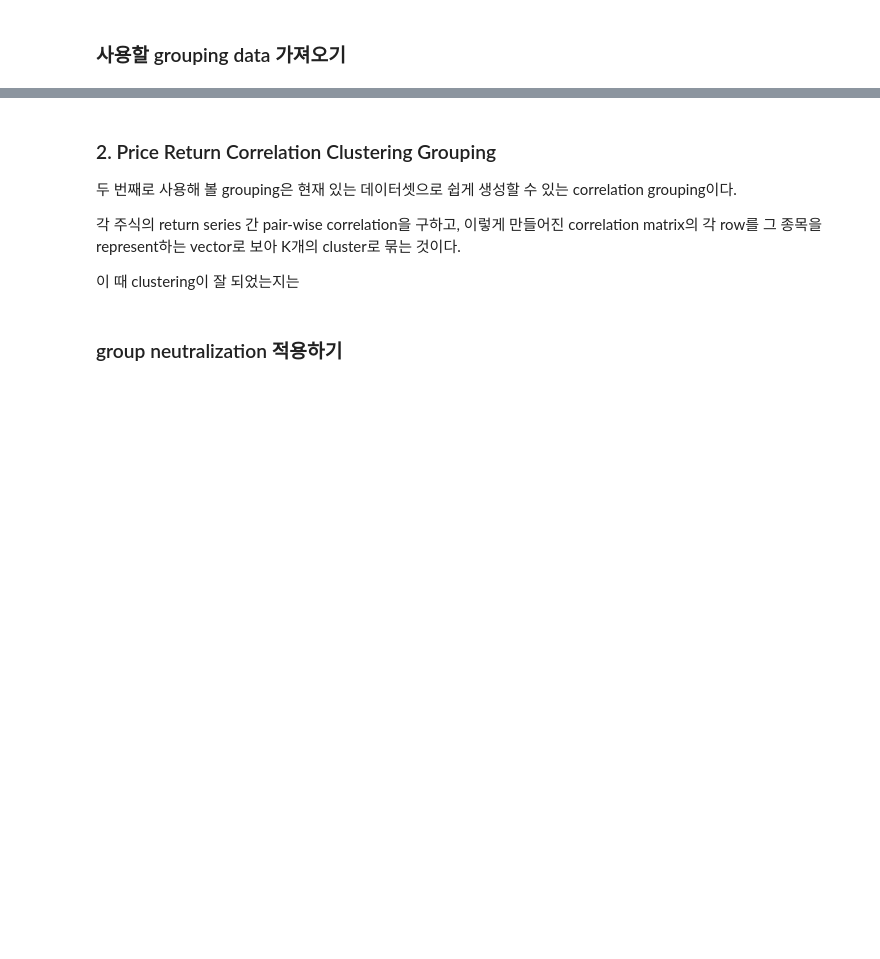
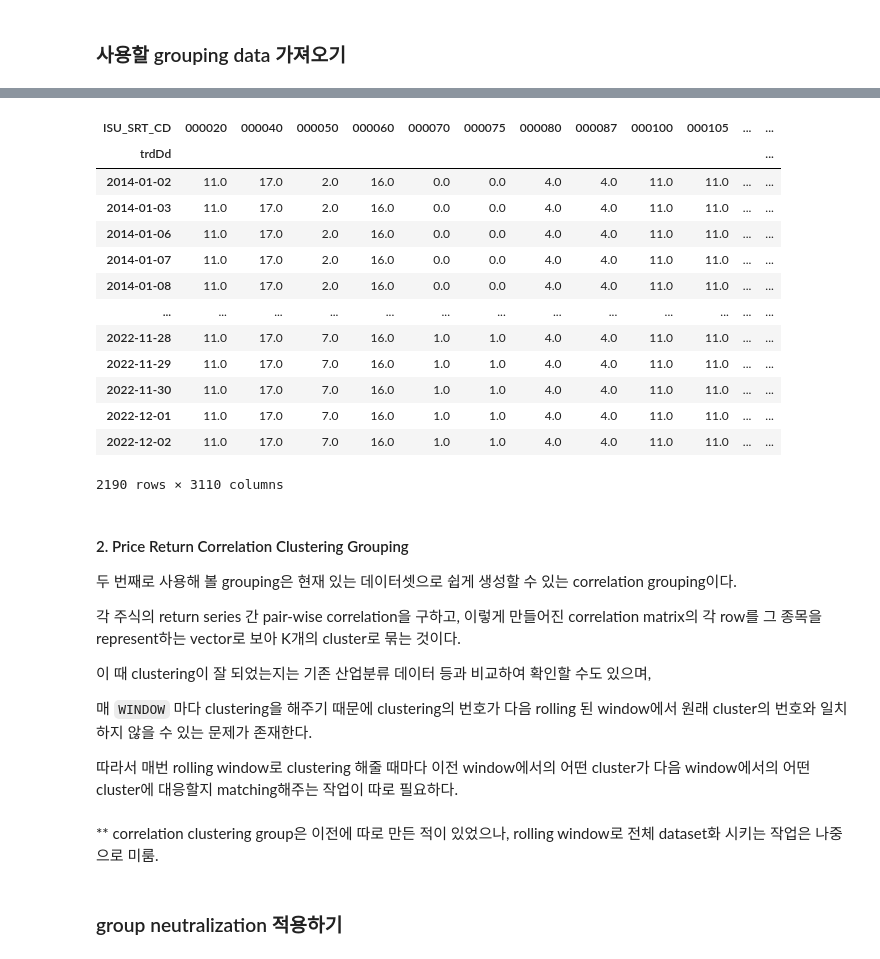
Before and after one commit to jaepil-choi/korquanttools, a Jupyter notebook: notebooks/factor_research.ipynb, the cells around one changed output, grey strips where cells are left out. Cells and saved outputs as stored; diff of their text form; code cells hidden in the pictures; blank space fills up the shorter version.

Commit message:
[FEAT : (Stash) Read KRX grouping data and ready to make group neutralization

```diff
--- a/notebooks/factor_research.ipynb
+++ b/notebooks/factor_research.ipynb
@@ -924,11 +949,36 @@ R = 0.134716 + 0.125816 * f_mkt + 0.839089 * f_SMB + -0.520782 * f_HML
+# %%
+industry_df = pd.read_pickle('krx_industry_df_20140101_20221202.pickle')
+# %%
+industry_df
+# %% [output]
+| ISU_SRT_CD | 000020 | 000040 | 000050 | 000060 | 000070 | 000075 | 000080 | 000087 | 000100 | 000105 | ... | ... |
+| trdDd |  |  |  |  |  |  |  |  |  |  |  | ... |
+| 2014-01-02 | 11.0 | 17.0 | 2.0 | 16.0 | 0.0 | 0.0 | 4.0 | 4.0 | 11.0 | 11.0 | ... | ... |
+| 2014-01-03 | 11.0 | 17.0 | 2.0 | 16.0 | 0.0 | 0.0 | 4.0 | 4.0 | 11.0 | 11.0 | ... | ... |
+| 2014-01-06 | 11.0 | 17.0 | 2.0 | 16.0 | 0.0 | 0.0 | 4.0 | 4.0 | 11.0 | 11.0 | ... | ... |
+| 2014-01-07 | 11.0 | 17.0 | 2.0 | 16.0 | 0.0 | 0.0 | 4.0 | 4.0 | 11.0 | 11.0 | ... | ... |
+| 2014-01-08 | 11.0 | 17.0 | 2.0 | 16.0 | 0.0 | 0.0 | 4.0 | 4.0 | 11.0 | 11.0 | ... | ... |
+| ... | ... | ... | ... | ... | ... | ... | ... | ... | ... | ... | ... | ... |
+| 2022-11-28 | 11.0 | 17.0 | 7.0 | 16.0 | 1.0 | 1.0 | 4.0 | 4.0 | 11.0 | 11.0 | ... | ... |
+| 2022-11-29 | 11.0 | 17.0 | 7.0 | 16.0 | 1.0 | 1.0 | 4.0 | 4.0 | 11.0 | 11.0 | ... | ... |
+| 2022-11-30 | 11.0 | 17.0 | 7.0 | 16.0 | 1.0 | 1.0 | 4.0 | 4.0 | 11.0 | 11.0 | ... | ... |
+| 2022-12-01 | 11.0 | 17.0 | 7.0 | 16.0 | 1.0 | 1.0 | 4.0 | 4.0 | 11.0 | 11.0 | ... | ... |
+| 2022-12-02 | 11.0 | 17.0 | 7.0 | 16.0 | 1.0 | 1.0 | 4.0 | 4.0 | 11.0 | 11.0 | ... | ... |
+2190 rows × 3110 columns
 # %% [markdown]
-### 2. Price Return Correlation Clustering Grouping
+#### 2. Price Return Correlation Clustering Grouping
 
 두 번째로 사용해 볼 grouping은 현재 있는 데이터셋으로 쉽게 생성할 수 있는 correlation grouping이다.
 
 각 주식의 return series 간 pair-wise correlation을 구하고, 이렇게 만들어진 correlation matrix의 각 row를 그 종목을 represent하는 vector로 보아 K개의 cluster로 묶는 것이다.
 
-이 때 clustering이 잘 되었는지는
+이 때 clustering이 잘 되었는지는 기존 산업분류 데이터 등과 비교하여 확인할 수도 있으며,
+
+매 `WINDOW` 마다 clustering을 해주기 때문에 clustering의 번호가 다음 rolling 된 window에서 원래 cluster의 번호와 일치하지 않을 수 있는 문제가 존재한다.
+
+따라서 매번 rolling window로 clustering 해줄 때마다 이전 window에서의 어떤 cluster가 다음 window에서의 어떤 cluster에 대응할지 matching해주는 작업이 따로 필요하다.
+# %% [markdown]
+** correlation clustering group은 이전에 따로 만든 적이 있었으나, rolling window로 전체 dataset화 시키는 작업은 나중으로 미룸.
 # %% [markdown]
 ### group neutralization 적용하기
 # %% [markdown]
```
Also changed, not shown: parts of 14 cells of this notebook.
